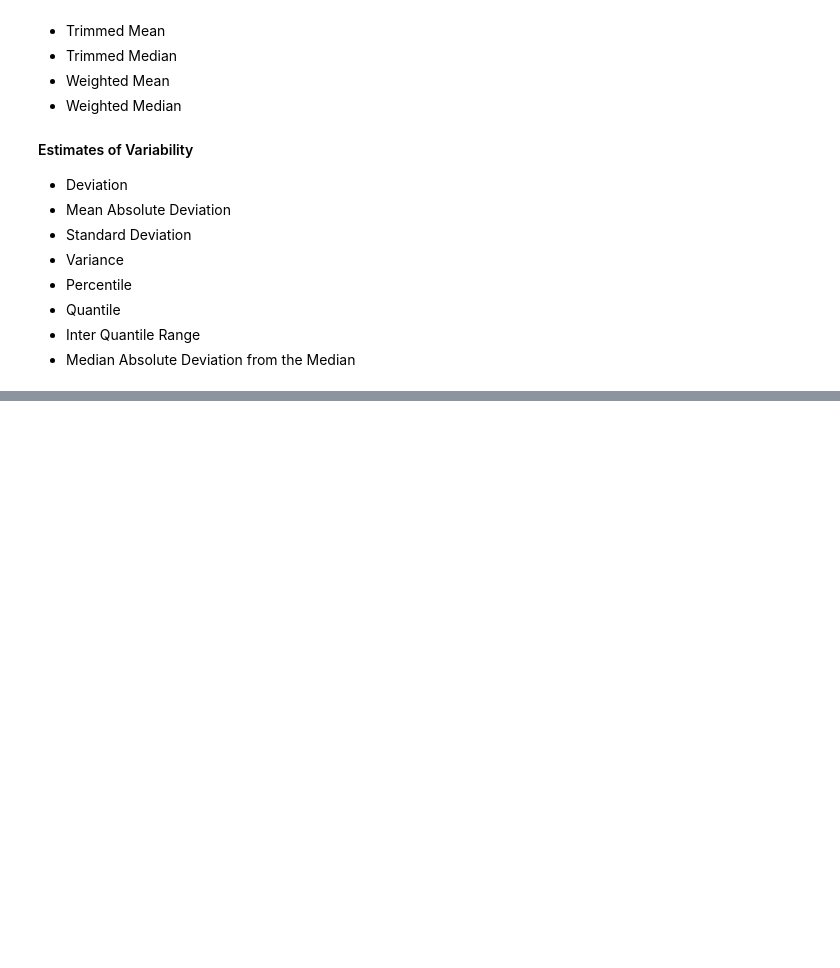
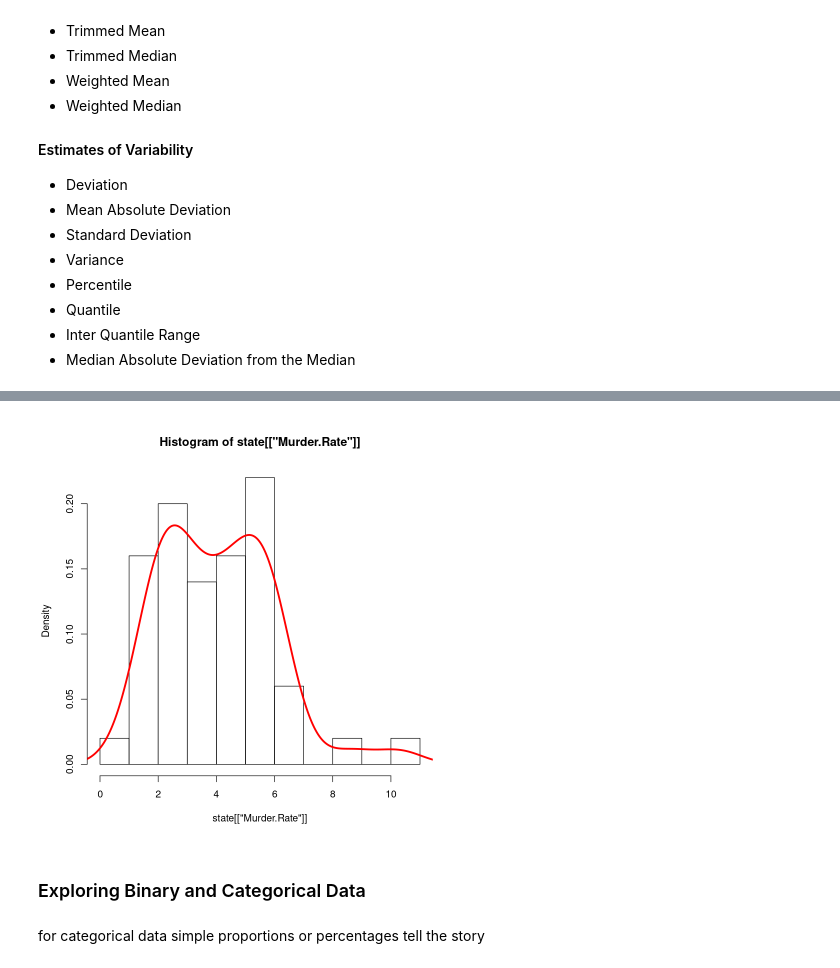
Before and after one commit to Irfan-Ahmad-byte/Practical-Statistics, a Jupyter notebook: my_prac/stats_1_R.ipynb, the cells around one changed output, grey strips where cells are left out. Cells and saved outputs as stored; diff of their text form; code cells hidden in the pictures; blank space fills up the shorter version.

```diff
--- a/my_prac/stats_1_R.ipynb
+++ b/my_prac/stats_1_R.ipynb
@@ -85,0 +123,10 @@ mad(state[['Population']])
+# %%
+# density graph
+hist(state[['Murder.Rate']], freq=FALSE)
+lines(density(state[['Murder.Rate']]), lwd=3, col='red')
+# %% [output]
+[figure, added]
+# %% [markdown]
+### Exploring Binary and Categorical Data
+# %% [markdown]
+for categorical data simple proportions or percentages tell the story
```
Also changed, not shown: parts of 11 cells of this notebook, 4 other files.
